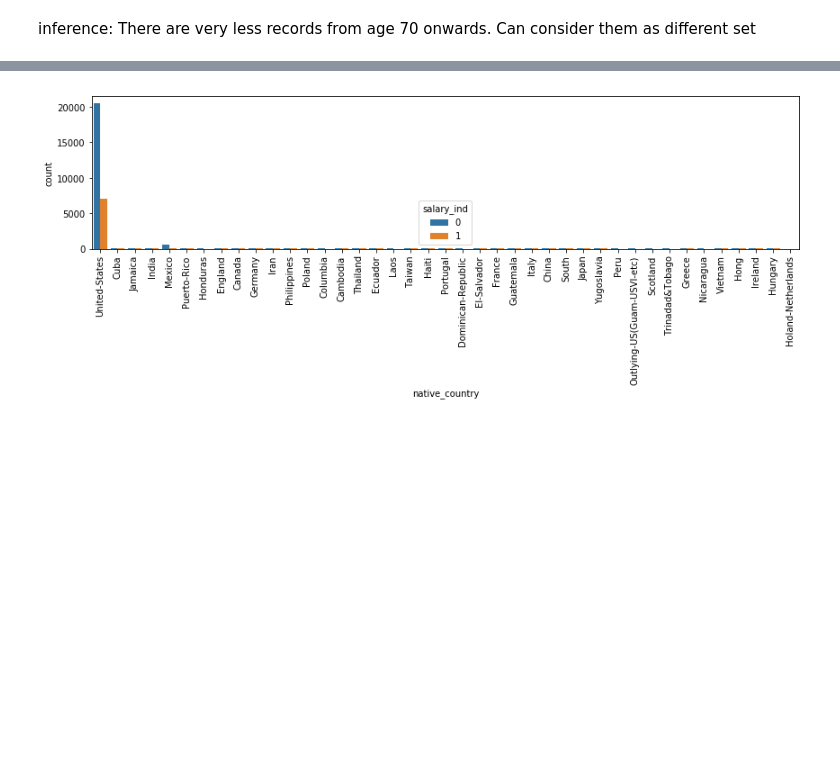
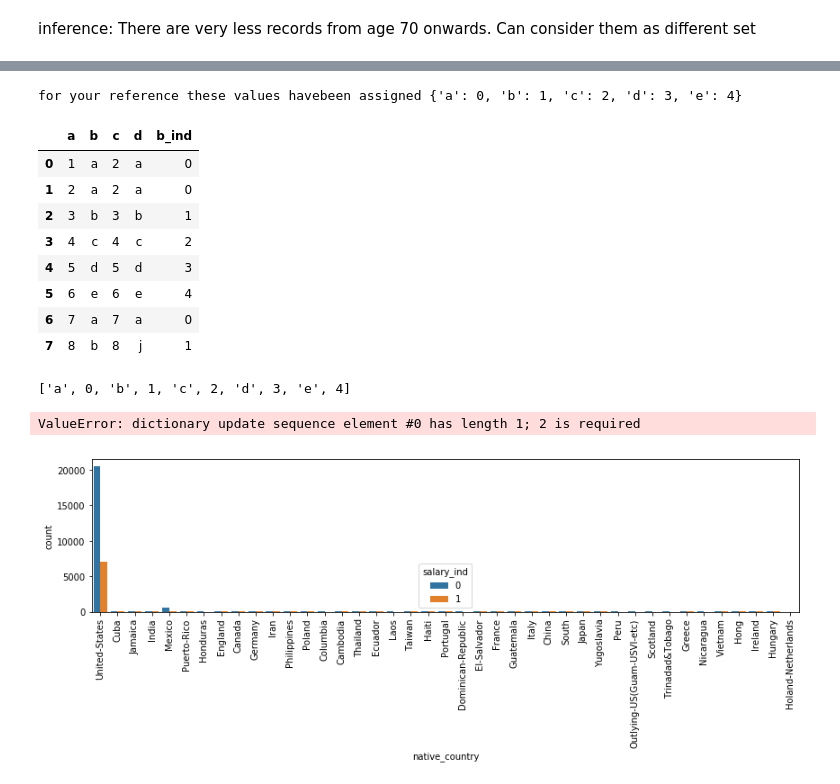
Before and after one commit to tpathanjali/ML, a Jupyter notebook: Classification_adult/Logistic_regression_adult.ipynb, the cells around one changed output, grey strips where cells are left out. Cells and saved outputs as stored; diff of their text form; code cells hidden in the pictures; blank space fills up the shorter version.

```diff
--- a/Classification_adult/Logistic_regression_adult.ipynb
+++ b/Classification_adult/Logistic_regression_adult.ipynb
@@ -87,3 +86,15 @@ adult['native_country_ind' ] =pd.Categorical(adult.native_country).codes
 adult['salary_ind' ] =pd.Categorical(adult.salary).codes
 # %% [markdown]
 inference: There are very less records from age 70 onwards. Can consider them as different set
+# %%
+def catcreate(var,dataset):
+        j=0
+        dataset[var +'_ind']=0
+        k=var+'_dict'
+        k={}
+        uniq=list(dataset[var].unique())
+        for i in uniq:
+            dataset.loc[dataset[var] == i, var +'_ind'] = j
+            k[i]=j
+            j += 1
+        print(f'for your reference these values havebeen assigned {k}')
@@ -89,0 +105,3 @@ inference: There are very less records from age 70 onwards. Can consider them as
+# %%
+sam=pd.read_csv('C:\\Users\\sagar\\Documents\\test.csv')
+sam
@@ -89,0 +118,14 @@ inference: There are very less records from age 70 onwards. Can consider them as
+# %%
+catcreate('b',sam)
+sam
+# %% [output]
+for your reference these values havebeen assigned {'a': 0, 'b': 1, 'c': 2, 'd': 3, 'e': 4}
+|  | a | b | c | d | b_ind |
+| 0 | 1 | a | 2 | a | 0 |
+| 1 | 2 | a | 2 | a | 0 |
+| 2 | 3 | b | 3 | b | 1 |
+| 3 | 4 | c | 4 | c | 2 |
+| 4 | 5 | d | 5 | d | 3 |
+| 5 | 6 | e | 6 | e | 4 |
+| 6 | 7 | a | 7 | a | 0 |
+| 7 | 8 | b | 8 | j | 1 |
@@ -90,3 +149,15 @@ inference: There are very less records from age 70 onwards. Can consider them as
+# %%
+j=list(pd.unique(sam[['b', 'b_ind']].values.ravel()))
+k={}
+a=0
+b=1
+for i in j:
+# %% [output]
+['a', 0, 'b', 1, 'c', 2, 'd', 3, 'e', 4]
+# %%
+catupdate('b',samp,sam)
+# %% [output]
+ValueError: dictionary update sequence element #0 has length 1; 2 is required
 # %%
 def cntplt(var,dataset,hue_var):
     fig, ax = plt.subplots(figsize=(12,5))
```
Also changed, not shown: parts of 10 cells of this notebook.
